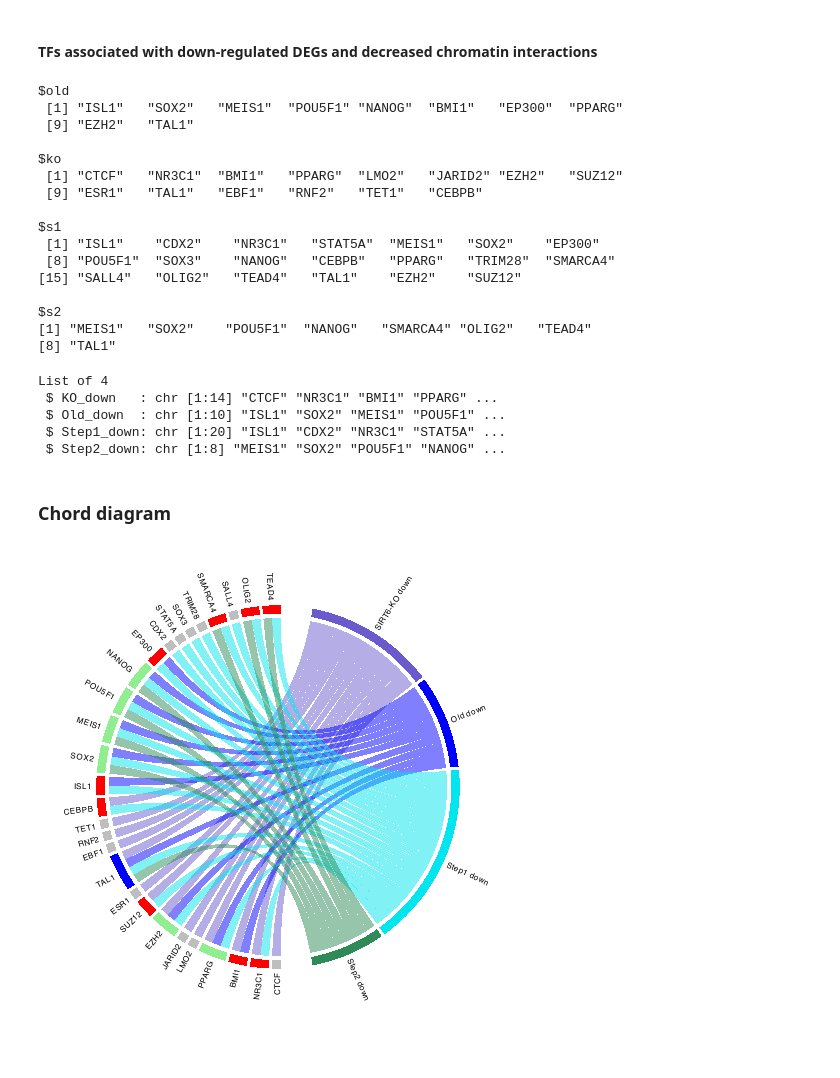
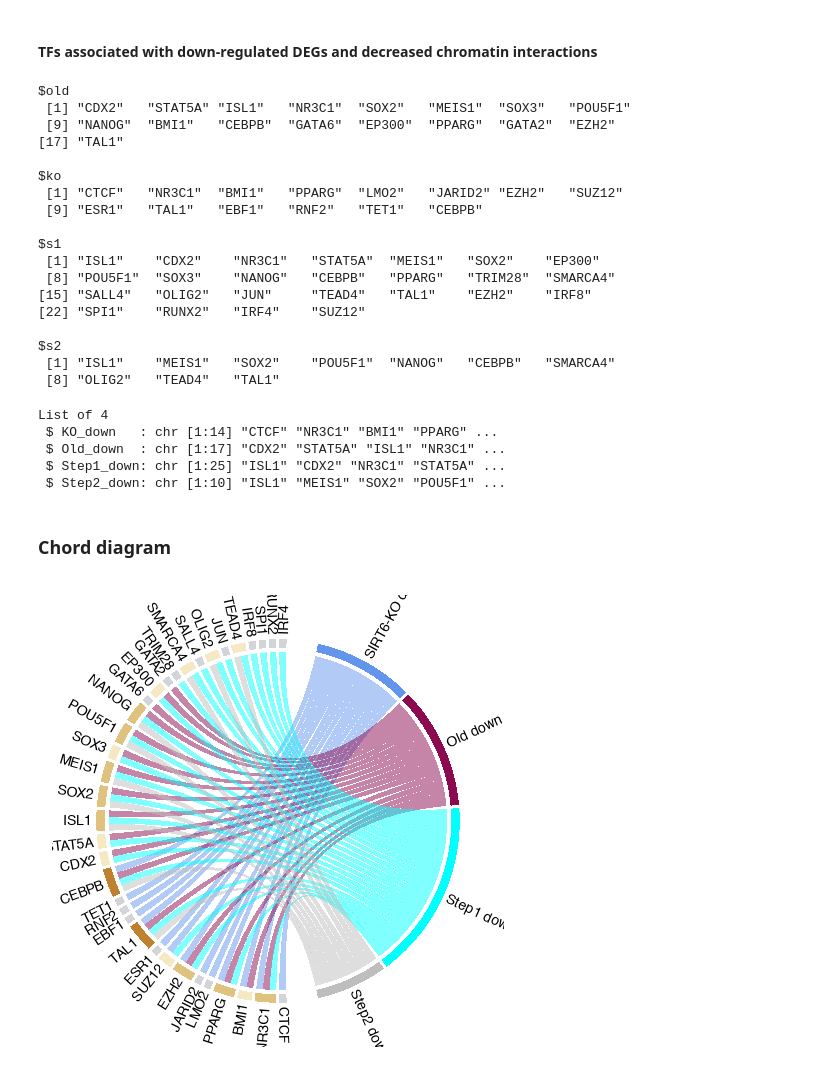
Before and after one commit to SIRT6/Sirt6_hic_paper, a Jupyter notebook: code_HiC/Figure6_TFs.ipynb, the cells around one changed output. Cells and saved outputs as stored; diff of their text form; code cells hidden in the pictures.

```diff
--- a/code_HiC/Figure6_TFs.ipynb
+++ b/code_HiC/Figure6_TFs.ipynb
@@ -11,10 +11,10 @@ library(purrr)
 
 # Define DEG files
 deg_files <- list(
-  ko = '/tank/projects/kashuk_rnaseq/results_rnaseq/sig_genes_pvalue_0.05_shSIRT6_shCtrl.csv',
-  old = '/tank/projects/kashuk_rnaseq/results_rnaseq/sig_genes_pvalue_0.05_lfc_0.58_Old_Control.csv',
-  s1 = '/tank/projects/kashuk_rnaseq/results_rnaseq/sig_genes_pvalue_0.05_lfc_0.58_Step1_Control.csv',
-  s2 = '/tank/projects/kashuk_rnaseq/results_rnaseq/sig_genes_pvalue_0.05_lfc_0.58_Step2_Control.csv'
+  ko = '/tank/projects/smirnov_rnaseq/kashuk_et_al/sig_genes_pvalue_0_05_shSIRT6_shCtrl.csv',
+  old = '/tank/projects/smirnov_rnaseq/kashuk_et_al/sig_genes_pvalue_0_05_Old_Control.csv',
+  s1 = '/tank/projects/smirnov_rnaseq/kashuk_et_al/sig_genes_pvalue_0_05_Step1_Control.csv',
+  s2 = '/tank/projects/smirnov_rnaseq/kashuk_et_al/sig_genes_pvalue_0_05_Step2_Control.csv'
 )
 
 tf_library <- "ChEA_2022"
@@ -207,6 +204,7 @@ List of 3
 %%R
 
 library(circlize)
+library(RColorBrewer)
 
 links <- do.call(rbind, lapply(names(groups), function(group_name) {
   data.frame(from = group_name, to = groups[[group_name]])
@@ -220,17 +218,14 @@ all_tfs <- unique(unlist(groups))
 sector_order <- c(names(groups), all_tfs)
 
 # Define custom group colors
-
-
+pal <- brewer.pal(n = 11, name = "BrBG")
 tf_link_count <- table(links$to)
-
-tf_colors <- setNames(rep("gray", length(all_tfs)), all_tfs)
-
+tf_colors <- setNames(rep("#D3D4D8", length(all_tfs)), all_tfs)
 names(tf_colors) <- names(tf_link_count)
 
-tf_colors[tf_link_count > 1 & tf_link_count <= 2] <- "red"
-tf_colors[tf_link_count > 2 & tf_link_count <= 3] <- "palegreen2"
-tf_colors[tf_link_count > 3] <- "blue"
+tf_colors[tf_link_count > 1 & tf_link_count <= 2] <- pal[5]
+tf_colors[tf_link_count > 2 & tf_link_count <= 3] <- pal[4]
+tf_colors[tf_link_count > 3] <- pal[3]
 
 
 # Combine group and TF colors
@@ -272,7 +267,7 @@ circos.trackPlotRegion(
     circos.text(
       mean(xlim), ylim[1], label,
       facing = "clockwise", niceFacing = TRUE,
-      adj = c(0, 0.5), cex = 0.7,
+      adj = c(0, 0.5), cex = 1.13,
       col = ifelse(sector.name == "REST", "darkorange3", "black")
     )
   },
@@ -317,8 +299,9 @@ names(down_lists) <- names(cases)
 down_lists
 # %% [output]
 $old
- [1] "ISL1"   "SOX2"   "MEIS1"  "POU5F1" "NANOG"  "BMI1"   "EP300"  "PPARG"
- [9] "EZH2"   "TAL1"
+ [1] "CDX2"   "STAT5A" "ISL1"   "NR3C1"  "SOX2"   "MEIS1"  "SOX3"   "POU5F1"
+ [9] "NANOG"  "BMI1"   "CEBPB"  "GATA6"  "EP300"  "PPARG"  "GATA2"  "EZH2"
+[17] "TAL1"
 
 $ko
  [1] "CTCF"   "NR3C1"  "BMI1"   "PPARG"  "LMO2"   "JARID2" "EZH2"   "SUZ12"
@@ -327,11 +310,12 @@ $ko
 $s1
  [1] "ISL1"    "CDX2"    "NR3C1"   "STAT5A"  "MEIS1"   "SOX2"    "EP300"
  [8] "POU5F1"  "SOX3"    "NANOG"   "CEBPB"   "PPARG"   "TRIM28"  "SMARCA4"
-[15] "SALL4"   "OLIG2"   "TEAD4"   "TAL1"    "EZH2"    "SUZ12"
+[15] "SALL4"   "OLIG2"   "JUN"     "TEAD4"   "TAL1"    "EZH2"    "IRF8"
+[22] "SPI1"    "RUNX2"   "IRF4"    "SUZ12"
 
 $s2
-[1] "MEIS1"   "SOX2"    "POU5F1"  "NANOG"   "SMARCA4" "OLIG2"   "TEAD4"
-[8] "TAL1"
+ [1] "ISL1"    "MEIS1"   "SOX2"    "POU5F1"  "NANOG"   "CEBPB"   "SMARCA4"
+ [8] "OLIG2"   "TEAD4"   "TAL1"
 # %%
 %%R
 
@@ -348,19 +332,19 @@ groups <- setNames(
 )
 
 group_colors <- c(
-  KO_down = 'slateblue',
-  Old_down = 'blue1',
-  Step1_down = 'turquoise2',
-  Step2_down = 'seagreen'
+  KO_down = 'cornflowerblue',
+  Old_down = 'deeppink4',
+  Step1_down = 'cyan',
+  Step2_down = 'grey'
 )
 
 str(groups)
 # %% [output]
 List of 4
  $ KO_down   : chr [1:14] "CTCF" "NR3C1" "BMI1" "PPARG" ...
- $ Old_down  : chr [1:10] "ISL1" "SOX2" "MEIS1" "POU5F1" ...
- $ Step1_down: chr [1:20] "ISL1" "CDX2" "NR3C1" "STAT5A" ...
- $ Step2_down: chr [1:8] "MEIS1" "SOX2" "POU5F1" "NANOG" ...
+ $ Old_down  : chr [1:17] "CDX2" "STAT5A" "ISL1" "NR3C1" ...
+ $ Step1_down: chr [1:25] "ISL1" "CDX2" "NR3C1" "STAT5A" ...
+ $ Step2_down: chr [1:10] "ISL1" "MEIS1" "SOX2" "POU5F1" ...
 # %% [markdown]
 ### Chord diagram
 # %%
@@ -381,16 +365,15 @@ sector_order <- c(names(groups), all_tfs)
 
 # Define custom group colors
 
-
 tf_link_count <- table(links$to)
 
-tf_colors <- setNames(rep("gray", length(all_tfs)), all_tfs)
+tf_colors <- setNames(rep("#D3D4D8", length(all_tfs)), all_tfs)
 
 names(tf_colors) <- names(tf_link_count)
 
-tf_colors[tf_link_count > 1 & tf_link_count <= 2] <- "red"
-tf_colors[tf_link_count > 2 & tf_link_count <= 3] <- "palegreen2"
-tf_colors[tf_link_count > 3] <- "blue"
+tf_colors[tf_link_count > 1 & tf_link_count <= 2] <- pal[5]
+tf_colors[tf_link_count > 2 & tf_link_count <= 3] <- pal[4]
+tf_colors[tf_link_count > 3] <- pal[3]
 
 
 # Combine group and TF colors
@@ -411,32 +394,32 @@ chordDiagram(
   preAllocateTracks = list(track.height = 0.1)
 )
 
 circos.trackPlotRegion(
   track.index = 1,
   panel.fun = function(x, y) {
     sector.name <- get.cell.meta.data("sector.index")
     xlim <- get.cell.meta.data("xlim")
     ylim <- get.cell.meta.data("ylim")
 
 
     label <- switch(sector.name,
                     "KO_up" = "SIRT6-KO up",
                     "KO_down" = "SIRT6-KO down",
                     "Old_down" = "Old down",
                     "Step1_up" = "Step1 up",
                     "Step1_down" = "Step1 down",
                     "Step2_up" = "Step2 up",
                     "Step2_down" = "Step2 down",
                     sector.name)
 
     circos.text(
       mean(xlim), ylim[1], label,
       facing = "clockwise", niceFacing = TRUE,
-      adj = c(0, 0.5), cex = 0.7,
+      adj = c(0, 0.5), cex = 1.13,
       col = ifelse(sector.name == "REST", "darkorange3", "black")
     )
   },
   bg.border = NA
 )
 # %% [output]
-[figure, old version]
+[figure, new version]
```
Also changed, not shown: parts of 6 cells of this notebook, 1 other file.
